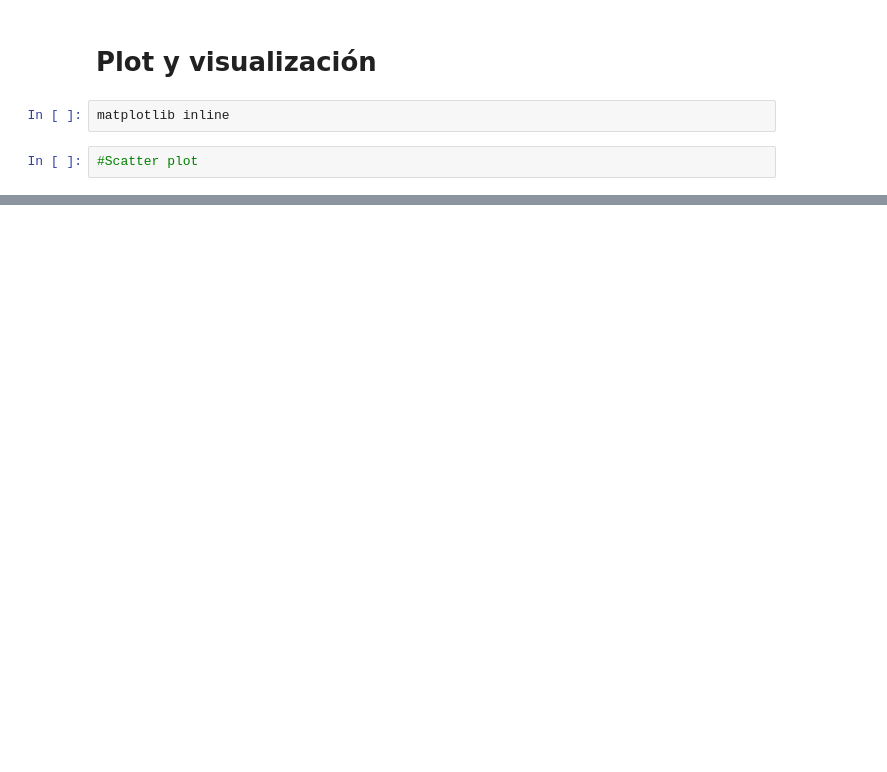
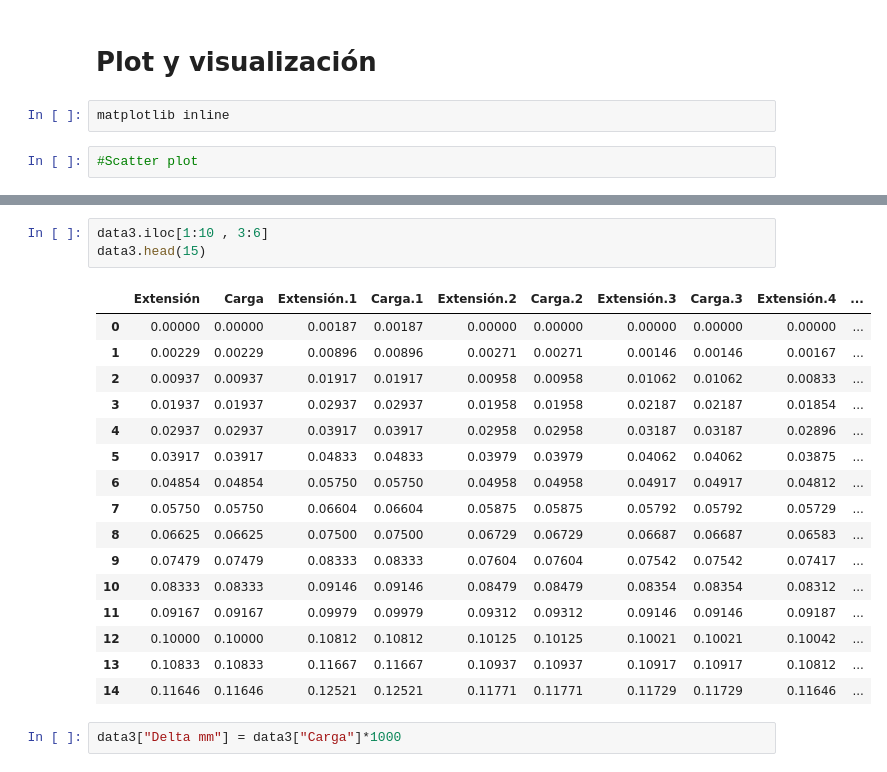
Before and after one commit to zeus2301/Analisis, a Jupyter notebook: Análisis de datos1.ipynb, the cells around one changed output, grey strips where cells are left out. Cells and saved outputs as stored; diff of their text form; blank space fills up the shorter version.

```diff
--- a/Análisis de datos1.ipynb
+++ b/Análisis de datos1.ipynb
@@ -189,0 +229,22 @@ Name: Carga, dtype: float64
+# %%
+data3.iloc[1:10 , 3:6]
+data3.head(15)
+# %% [output]
+|  | Extensión | Carga | Extensión.1 | Carga.1 | Extensión.2 | Carga.2 | Extensión.3 | Carga.3 | Extensión.4 | ... |
+| 0 | 0.00000 | 0.00000 | 0.00187 | 0.00187 | 0.00000 | 0.00000 | 0.00000 | 0.00000 | 0.00000 | ... |
+| 1 | 0.00229 | 0.00229 | 0.00896 | 0.00896 | 0.00271 | 0.00271 | 0.00146 | 0.00146 | 0.00167 | ... |
+| 2 | 0.00937 | 0.00937 | 0.01917 | 0.01917 | 0.00958 | 0.00958 | 0.01062 | 0.01062 | 0.00833 | ... |
+| 3 | 0.01937 | 0.01937 | 0.02937 | 0.02937 | 0.01958 | 0.01958 | 0.02187 | 0.02187 | 0.01854 | ... |
+| 4 | 0.02937 | 0.02937 | 0.03917 | 0.03917 | 0.02958 | 0.02958 | 0.03187 | 0.03187 | 0.02896 | ... |
+| 5 | 0.03917 | 0.03917 | 0.04833 | 0.04833 | 0.03979 | 0.03979 | 0.04062 | 0.04062 | 0.03875 | ... |
+| 6 | 0.04854 | 0.04854 | 0.05750 | 0.05750 | 0.04958 | 0.04958 | 0.04917 | 0.04917 | 0.04812 | ... |
+| 7 | 0.05750 | 0.05750 | 0.06604 | 0.06604 | 0.05875 | 0.05875 | 0.05792 | 0.05792 | 0.05729 | ... |
+| 8 | 0.06625 | 0.06625 | 0.07500 | 0.07500 | 0.06729 | 0.06729 | 0.06687 | 0.06687 | 0.06583 | ... |
+| 9 | 0.07479 | 0.07479 | 0.08333 | 0.08333 | 0.07604 | 0.07604 | 0.07542 | 0.07542 | 0.07417 | ... |
+| 10 | 0.08333 | 0.08333 | 0.09146 | 0.09146 | 0.08479 | 0.08479 | 0.08354 | 0.08354 | 0.08312 | ... |
+| 11 | 0.09167 | 0.09167 | 0.09979 | 0.09979 | 0.09312 | 0.09312 | 0.09146 | 0.09146 | 0.09187 | ... |
+| 12 | 0.10000 | 0.10000 | 0.10812 | 0.10812 | 0.10125 | 0.10125 | 0.10021 | 0.10021 | 0.10042 | ... |
+| 13 | 0.10833 | 0.10833 | 0.11667 | 0.11667 | 0.10937 | 0.10937 | 0.10917 | 0.10917 | 0.10812 | ... |
+| 14 | 0.11646 | 0.11646 | 0.12521 | 0.12521 | 0.11771 | 0.11771 | 0.11729 | 0.11729 | 0.11646 | ... |
+# %%
+data3["Delta mm"] = data3["Carga"]*1000
```
Also changed, not shown: parts of 15 cells of this notebook.
